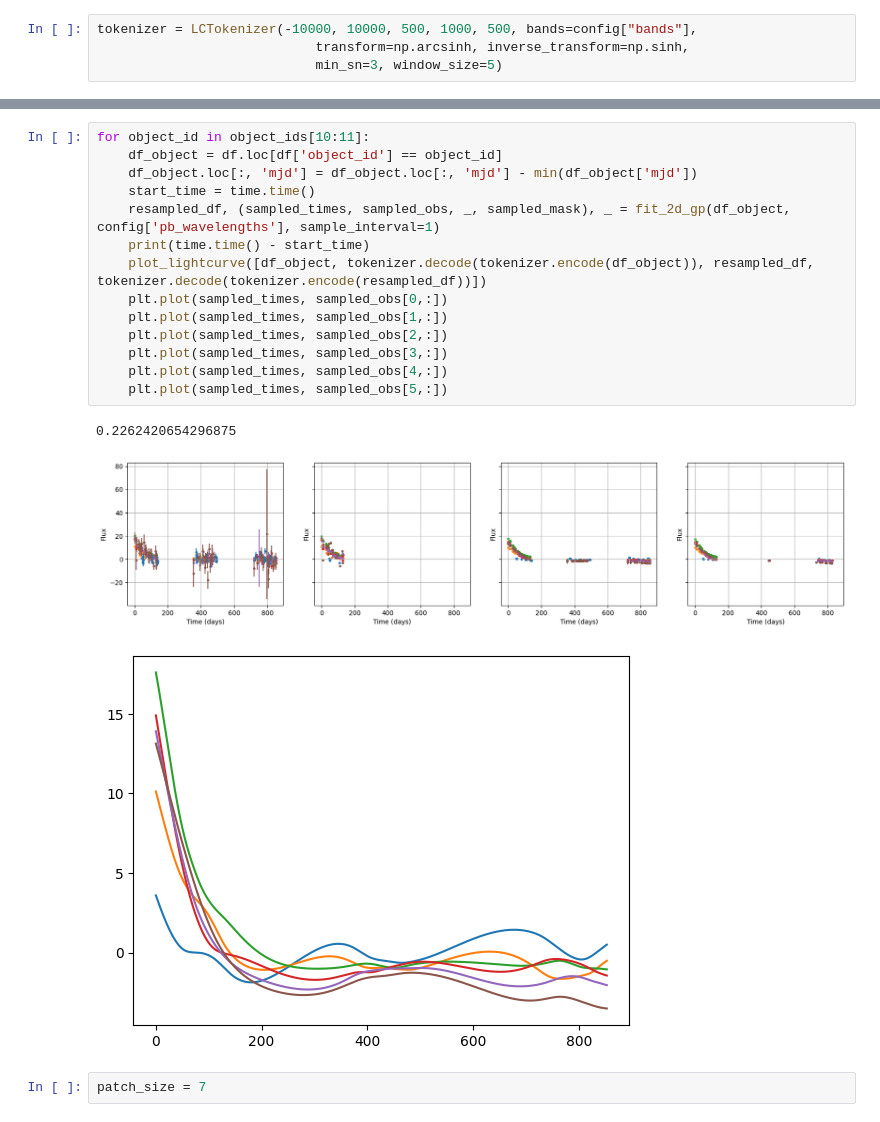
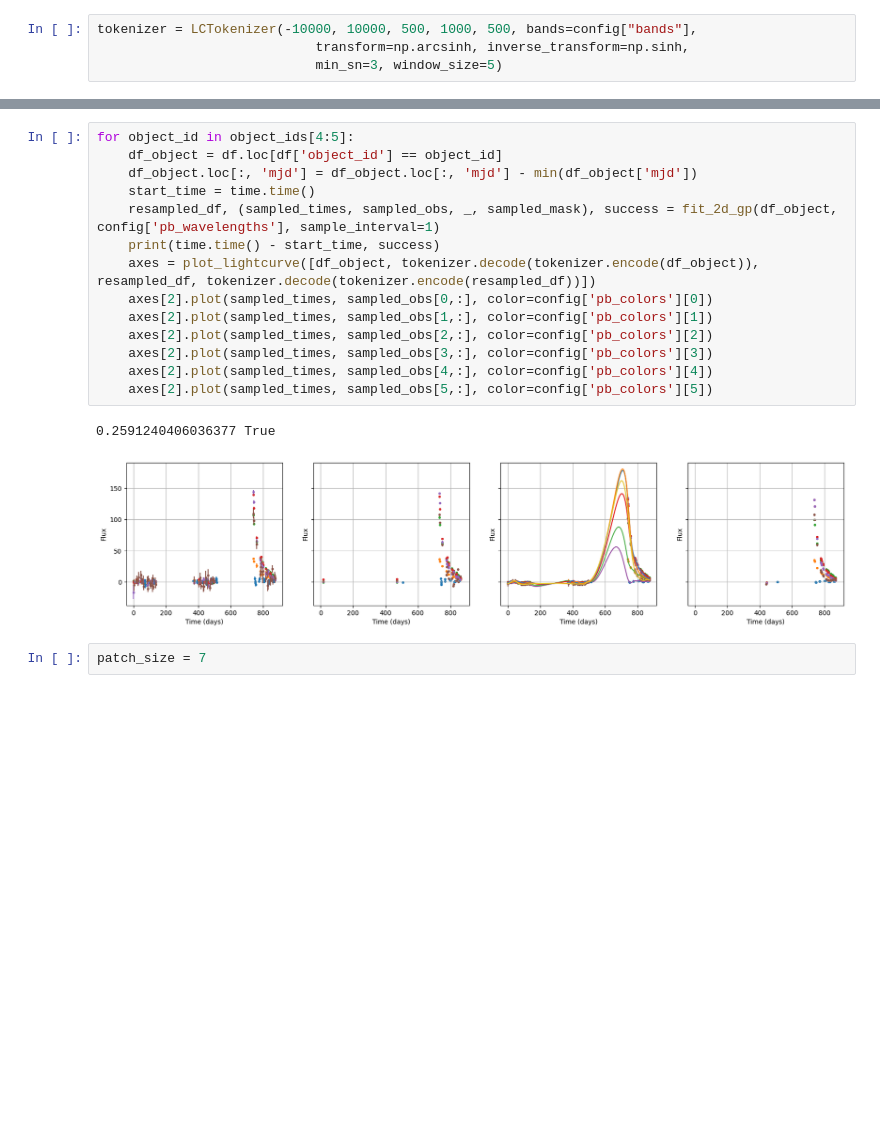
Before and after one commit to adammoss/gpt-ts, a Jupyter notebook: tokenizer.ipynb, the cells around one changed output, grey strips where cells are left out. Drawn from its saved outputs; the diff is of its cells as text; blank space fills up the shorter version.

```diff
--- a/tokenizer.ipynb
+++ b/tokenizer.ipynb
@@ -32,21 +32,20 @@ print(time.time() - start_time)
 # %%
-for object_id in object_ids[10:11]:
+for object_id in object_ids[4:5]:
     df_object = df.loc[df['object_id'] == object_id]
     df_object.loc[:, 'mjd'] = df_object.loc[:, 'mjd'] - min(df_object['mjd'])
     start_time = time.time()
-    resampled_df, (sampled_times, sampled_obs, _, sampled_mask), _ = fit_2d_gp(df_object, config['pb_wavelengths'], sample_interval=1)
-    print(time.time() - start_time)
-    plot_lightcurve([df_object, tokenizer.decode(tokenizer.encode(df_object)), resampled_df, tokenizer.decode(tokenizer.encode(resampled_df))])
-    plt.plot(sampled_times, sampled_obs[0,:])
-    plt.plot(sampled_times, sampled_obs[1,:])
-    plt.plot(sampled_times, sampled_obs[2,:])
-    plt.plot(sampled_times, sampled_obs[3,:])
-    plt.plot(sampled_times, sampled_obs[4,:])
-    plt.plot(sampled_times, sampled_obs[5,:])
+    resampled_df, (sampled_times, sampled_obs, _, sampled_mask), success = fit_2d_gp(df_object, config['pb_wavelengths'], sample_interval=1)
+    print(time.time() - start_time, success)
+    axes = plot_lightcurve([df_object, tokenizer.decode(tokenizer.encode(df_object)), resampled_df, tokenizer.decode(tokenizer.encode(resampled_df))])
+    axes[2].plot(sampled_times, sampled_obs[0,:], color=config['pb_colors'][0])
+    axes[2].plot(sampled_times, sampled_obs[1,:], color=config['pb_colors'][1])
+    axes[2].plot(sampled_times, sampled_obs[2,:], color=config['pb_colors'][2])
+    axes[2].plot(sampled_times, sampled_obs[3,:], color=config['pb_colors'][3])
+    axes[2].plot(sampled_times, sampled_obs[4,:], color=config['pb_colors'][4])
+    axes[2].plot(sampled_times, sampled_obs[5,:], color=config['pb_colors'][5])
 # %% [output]
-0.2262420654296875
+0.2591240406036377 True
-[figure, old version]
+[figure, new version]
-[figure, removed]
 # %%
 patch_size = 7
 # %%
```
Also changed, not shown: parts of 4 cells of this notebook, 3 other files.
